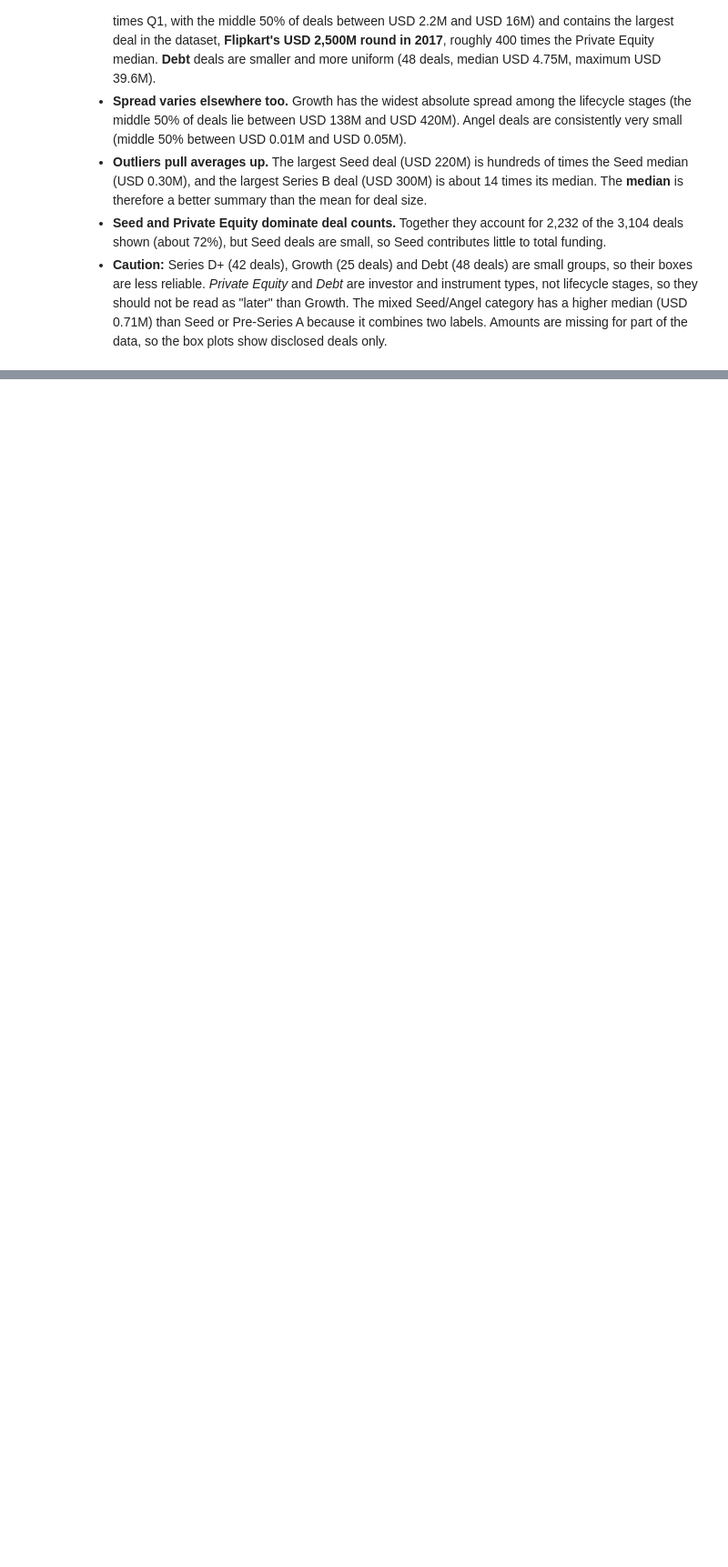
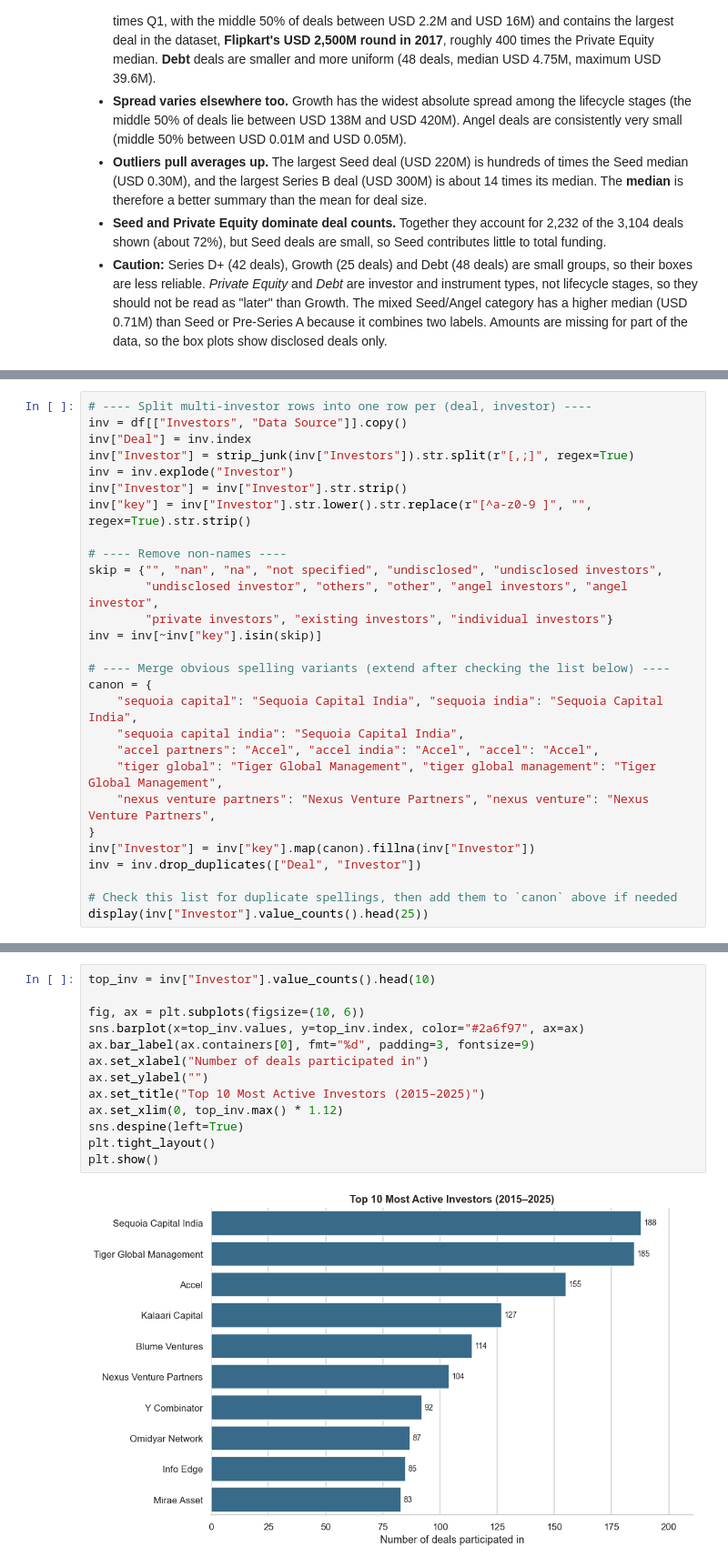
Before and after one commit to srinithi-karunakaran/india-startup-funding-analysis, a Jupyter notebook: startup_funding_analysis.ipynb, the cells around one changed output, grey strips where cells are left out. Shown at 91% size. Saved outputs shown, nothing was run; the diff lists cells and outputs as text; blank space fills up the shorter version.

```diff
--- a/startup_funding_analysis.ipynb
+++ b/startup_funding_analysis.ipynb
@@ -1020,0 +1260,28 @@ display(stats.round(2))
+# %%
+# ---- Split multi-investor rows into one row per (deal, investor) ----
+inv = df[["Investors", "Data Source"]].copy()
+inv["Deal"] = inv.index
+inv["Investor"] = strip_junk(inv["Investors"]).str.split(r"[,;]", regex=True)
+inv = inv.explode("Investor")
+inv["Investor"] = inv["Investor"].str.strip()
+inv["key"] = inv["Investor"].str.lower().str.replace(r"[^a-z0-9 ]", "", regex=True).str.strip()
+
+# ---- Remove non-names ----
+skip = {"", "nan", "na", "not specified", "undisclosed", "undisclosed investors",
+        "undisclosed investor", "others", "other", "angel investors", "angel investor",
+        "private investors", "existing investors", "individual investors"}
+inv = inv[~inv["key"].isin(skip)]
+
+# ---- Merge obvious spelling variants (extend after checking the list below) ----
+canon = {
+    "sequoia capital": "Sequoia Capital India", "sequoia india": "Sequoia Capital India",
+    "sequoia capital india": "Sequoia Capital India",
+    "accel partners": "Accel", "accel india": "Accel", "accel": "Accel",
+    "tiger global": "Tiger Global Management", "tiger global management": "Tiger Global Management",
+    "nexus venture partners": "Nexus Venture Partners", "nexus venture": "Nexus Venture Partners",
+}
+inv["Investor"] = inv["key"].map(canon).fillna(inv["Investor"])
+inv = inv.drop_duplicates(["Deal", "Investor"])
+
+# Check this list for duplicate spellings, then add them to `canon` above if needed
+display(inv["Investor"].value_counts().head(25))
@@ -1020,0 +1306,15 @@ display(stats.round(2))
+# %%
+top_inv = inv["Investor"].value_counts().head(10)
+
+fig, ax = plt.subplots(figsize=(10, 6))
+sns.barplot(x=top_inv.values, y=top_inv.index, color="#2a6f97", ax=ax)
+ax.bar_label(ax.containers[0], fmt="%d", padding=3, fontsize=9)
+ax.set_xlabel("Number of deals participated in")
+ax.set_ylabel("")
+ax.set_title("Top 10 Most Active Investors (2015–2025)")
+ax.set_xlim(0, top_inv.max() * 1.12)
+sns.despine(left=True)
+plt.tight_layout()
+plt.show()
+# %% [output]
+[figure, added]
```
Also changed, not shown: parts of 18 cells of this notebook.
